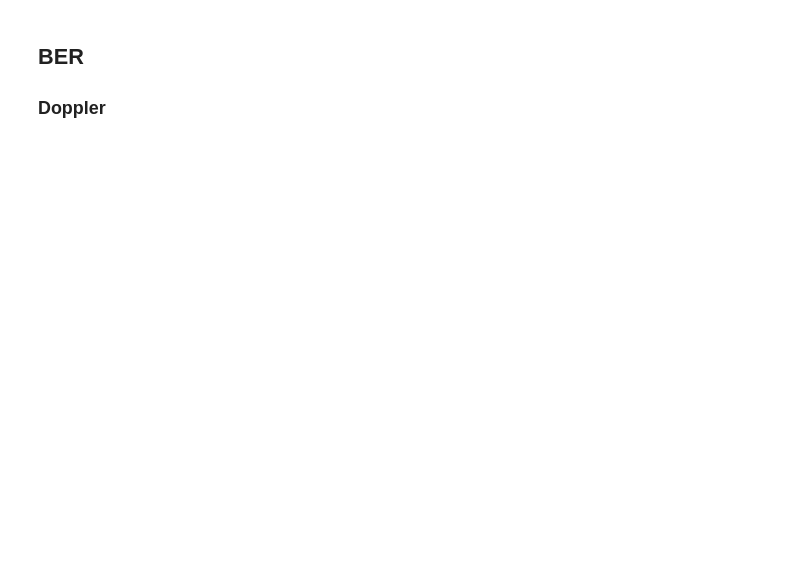
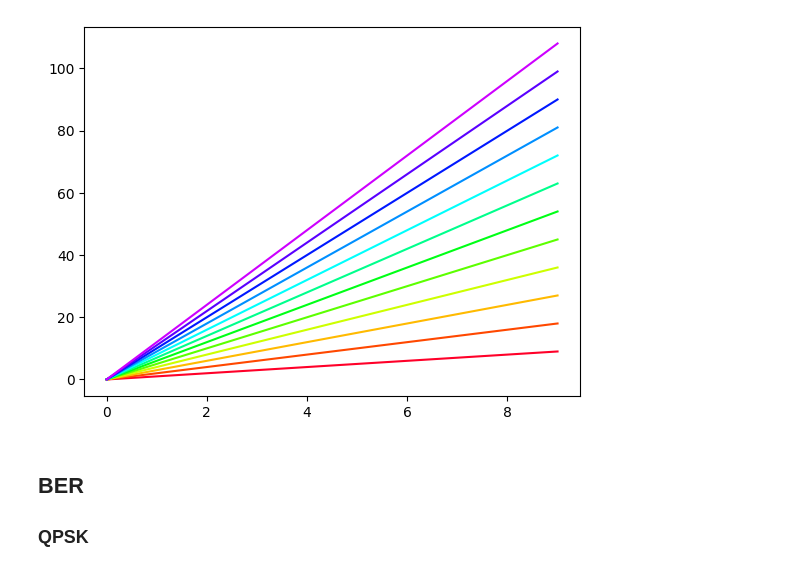
Before and after one commit to DiegoSanzB/EL7041_Project_2, a Jupyter notebook: ber.ipynb, the cells around one changed output. Drawn from its saved outputs; the diff is of its cells as text; code cells hidden in the pictures; blank space fills up the shorter version.

```diff
--- a/ber.ipynb
+++ b/ber.ipynb
@@ -8,4 +9,19 @@ import pandas as pd
 import matplotlib.pyplot as plt
+# %%
+NUM_COLORS = 12
+
+cm = plt.get_cmap('gist_rainbow')
+fig = plt.figure()
+ax = fig.add_subplot(111)
+ax.set_prop_cycle(color=[cm(1.*i/NUM_COLORS) for i in range(NUM_COLORS)])
+for i in range(NUM_COLORS):
+    ax.plot(np.arange(10)*(i+1))
+
+fig.savefig('moreColors.png')
+plt.show()
+mpl.rcParams['axes.prop_cycle'] = mpl.cycler(color=[cm(1.*i/NUM_COLORS) for i in range(NUM_COLORS)])
+# %% [output]
+[figure, added]
 # %% [markdown]
 ## BER
-### Doppler
+### QPSK
```
Also changed, not shown: parts of 17 cells of this notebook.
